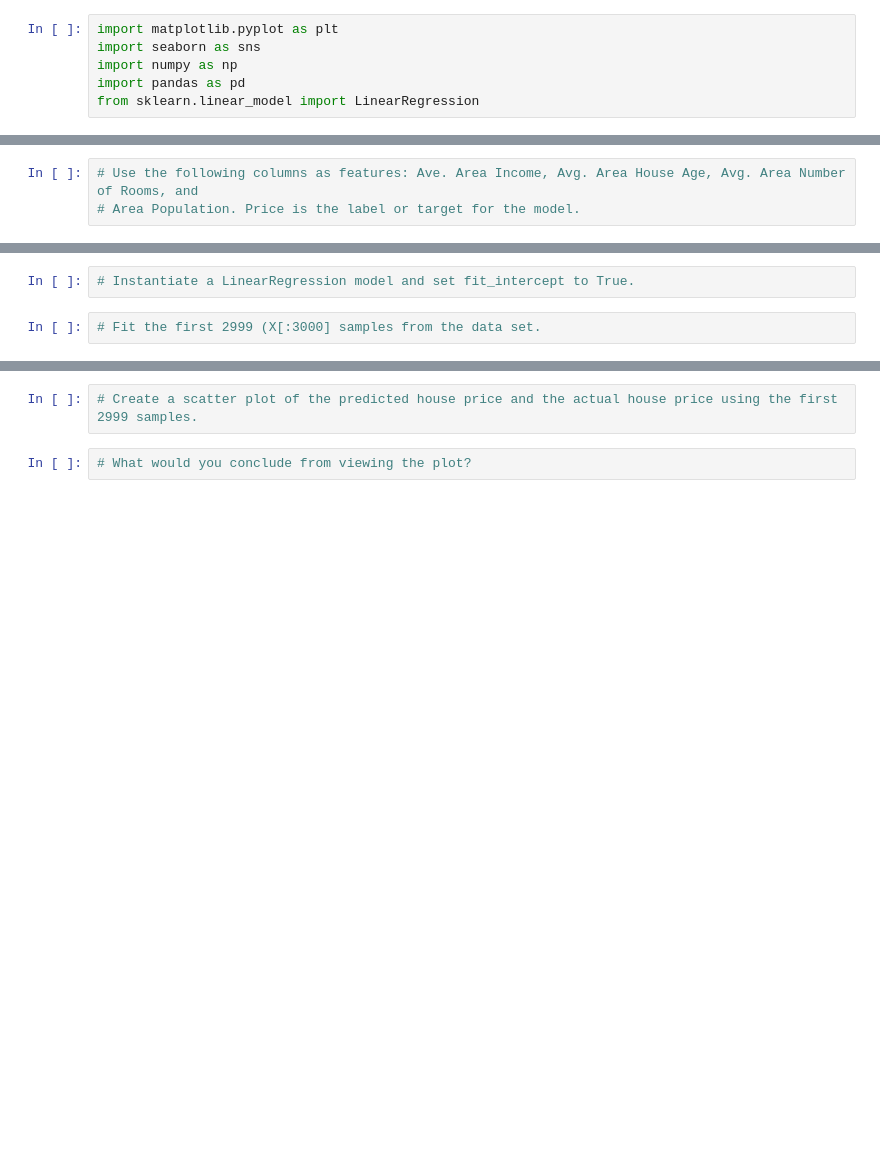
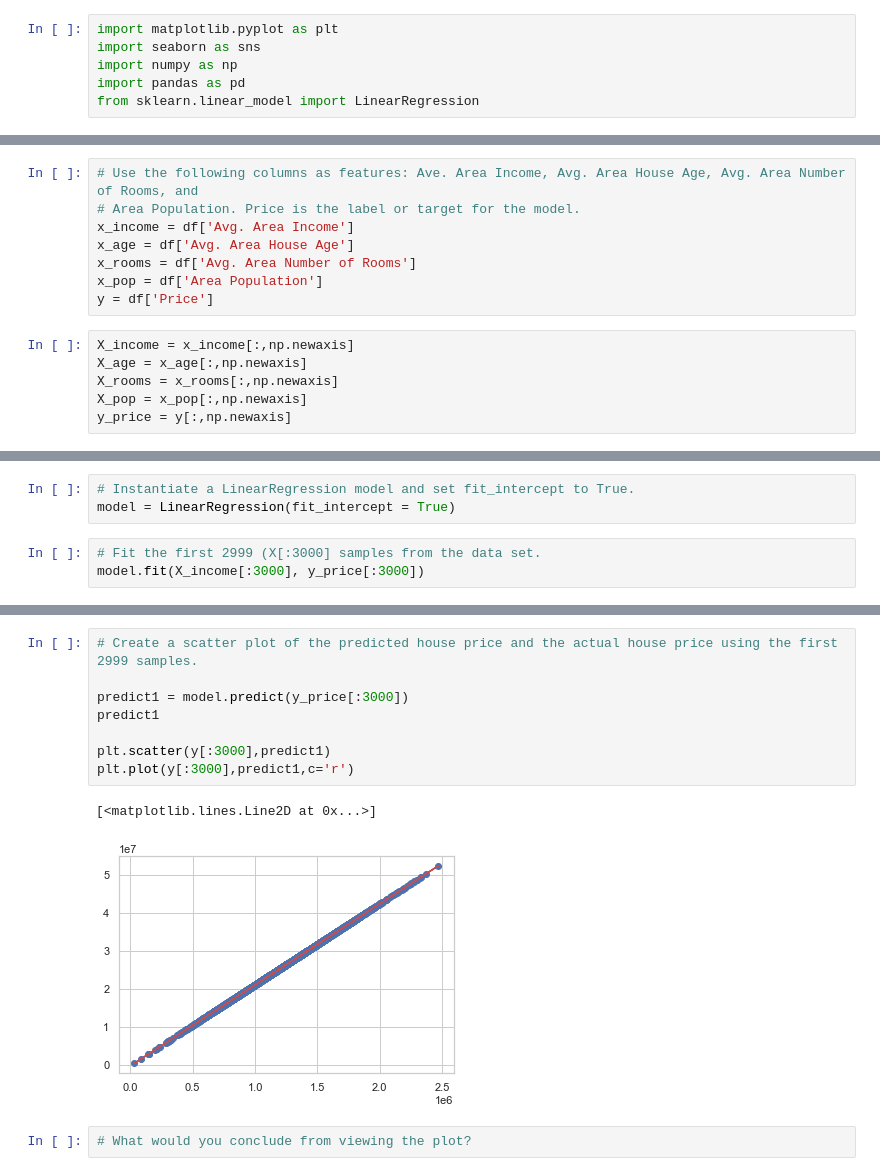
Before and after one commit to mfouquier/5400-Python-DataScience, a Jupyter notebook: Fouquier10.ipynb, the cells around one changed output, grey strips where cells are left out. Drawn from its saved outputs; the diff is of its cells as text; blank space fills up the shorter version.

```diff
--- a/Fouquier10.ipynb
+++ b/Fouquier10.ipynb
@@ -10,3 +34,14 @@ df = pd.read_csv('house price dataset.csv',header=0)
 # %%
 # Use the following columns as features: Ave. Area Income, Avg. Area House Age, Avg. Area Number of Rooms, and
 # Area Population. Price is the label or target for the model.
+x_income = df['Avg. Area Income']
+x_age = df['Avg. Area House Age']
+x_rooms = df['Avg. Area Number of Rooms']
+x_pop = df['Area Population']
+y = df['Price']
+# %%
+X_income = x_income[:,np.newaxis]
+X_age = x_age[:,np.newaxis]
+X_rooms = x_rooms[:,np.newaxis]
+X_pop = x_pop[:,np.newaxis]
+y_price = y[:,np.newaxis]
@@ -13,4 +52,6 @@ df = pd.read_csv('house price dataset.csv',header=0)
 # %%
 # Instantiate a LinearRegression model and set fit_intercept to True.
+model = LinearRegression(fit_intercept = True)
 # %%
 # Fit the first 2999 (X[:3000] samples from the data set.
+model.fit(X_income[:3000], y_price[:3000])
@@ -21,5 +81,14 @@ df = pd.read_csv('house price dataset.csv',header=0)
 # %%
 # Create a scatter plot of the predicted house price and the actual house price using the first 2999 samples.
+
+predict1 = model.predict(y_price[:3000])
+predict1
+
+plt.scatter(y[:3000],predict1)
+plt.plot(y[:3000],predict1,c='r')
+# %% [output]
+[<matplotlib.lines.Line2D at 0x...>]
+[figure, added]
 # %%
 # What would you conclude from viewing the plot?
 # %%
```
Also changed, not shown: parts of 12 cells of this notebook.
